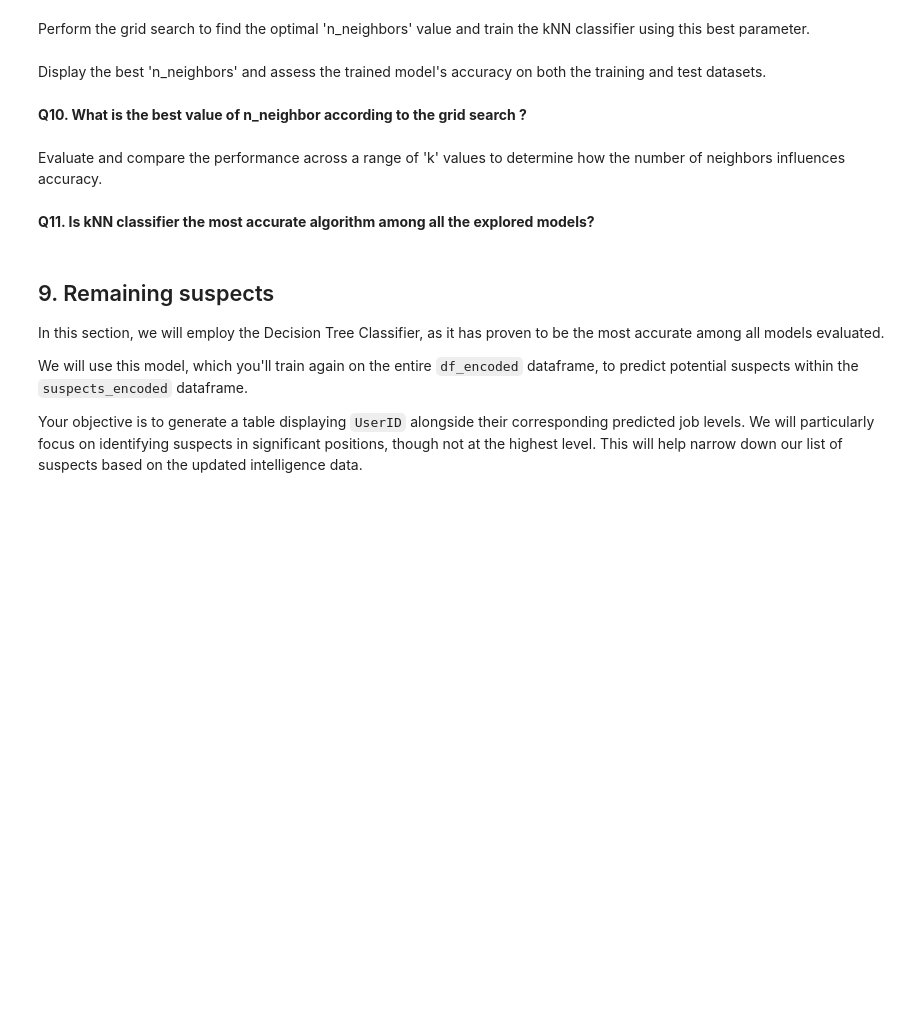
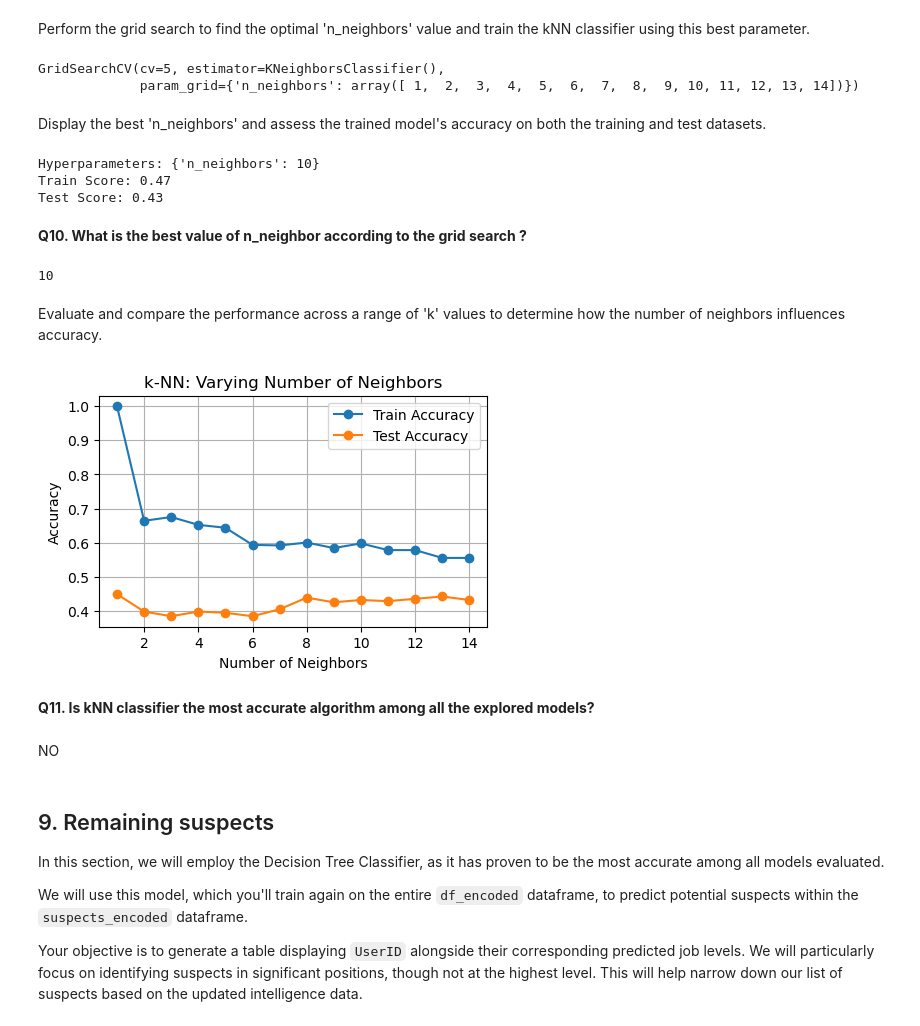
Before and after one commit to gr-oll/MGT-502-Data-Science-and-Machine-Learning, a Jupyter notebook: assignments/Part 3/Assignment_3_2024.ipynb, the cells around one changed output. Saved outputs shown, nothing was run; the diff lists cells and outputs as text; code cells hidden in the pictures; blank space fills up the shorter version.

```diff
--- a/assignments/Part 3/Assignment_3_2024.ipynb
+++ b/assignments/Part 3/Assignment_3_2024.ipynb
@@ -487,11 +551,16 @@ To explore the impact of different modeling techniques on predictive accuracy, w
 *Note: You can reuse the splited and encoded dataframe from Section 3.*
 # %%
 
-# Your code here
 # Initialize the kNN classifier
+knn = KNeighborsClassifier()
 
 # Train the KNN Classifier
+knn.fit(X_train, y_train)
 
 # Evaluate the model's performance on the training set
+print('Accuracy of K-NN classifier on training set: {:.2f}'
+     .format(knn.score(X_train, y_train)))
 
 # Evaluate the model's performance on the test set
+print('Accuracy of K-NN classifier on test set: {:.2f}'
+     .format(knn.score(X_test, y_test)))
@@ -514,2 +584,8 @@ Set up the kNN classifier and GridSearchCV with a defined range of 'n_neighbors'
+# %%
+# Define parameters to test
+grid = {'n_neighbors':np.arange(1,15)}
+
+#use cross validation to find the best parameter
+knn_cv = GridSearchCV(knn, grid, cv=5)
 # %% [markdown]
 Perform the grid search to find the optimal 'n_neighbors' value and train the kNN classifier using this best parameter.
@@ -518,2 +592,7 @@ Perform the grid search to find the optimal 'n_neighbors' value and train the kN
+# %%
+knn_cv.fit(X_train, y_train)
+# %% [output]
+GridSearchCV(cv=5, estimator=KNeighborsClassifier(),
+             param_grid={'n_neighbors': array([ 1,  2,  3,  4,  5,  6,  7,  8,  9, 10, 11, 12, 13, 14])})
 # %% [markdown]
  Display the best 'n_neighbors' and assess the trained model's accuracy on both the training and test datasets.
@@ -522,4 +599,16 @@ Perform the grid search to find the optimal 'n_neighbors' value and train the kN
+# %%
+print("Hyperparameters:", knn_cv.best_params_)
+print("Train Score: {:0.2f}".format(knn_cv.best_score_))
+print("Test Score: {:0.2f}".format(knn_cv.score(X_test, y_test)))
+# %% [output]
+Hyperparameters: {'n_neighbors': 10}
+Train Score: 0.47
+Test Score: 0.43
 # %% [markdown]
 **Q10. What is the best value of n_neighbor according to the grid search ?**
+# %%
+print(knn_cv.best_params_['n_neighbors'])
+# %% [output]
+10
 # %% [markdown]
 Evaluate and compare the performance across a range of 'k' values to determine how the number of neighbors influences accuracy.
@@ -528,5 +615,37 @@ Evaluate and compare the performance across a range of 'k' values to determine h
+# %%
+# Evaluate and compare the performance across a range of 'k' values to determine how the number of neighbors influences accuracy
+train_accuracy = []
+test_accuracy = []
+
+# Define a range of 'k' values
+neighbors = np.arange(1, 15)
+
+# Loop over different values of 'k'
+for i, k in enumerate(neighbors):
+    # Initialize and train the kNN model
+    knn = KNeighborsClassifier(n_neighbors=k)
+    knn.fit(X_train, y_train)
+
+    # Evaluate the performance of the model and append to the lists
+    train_accuracy.append(knn.score(X_train, y_train))
+    test_accuracy.append(knn.score(X_test, y_test))
+
+# Plot the training and test accuracy
+plt.figure(figsize=(5, 3))
+plt.plot(neighbors, train_accuracy, label='Train Accuracy', marker='o')
+plt.plot(neighbors, test_accuracy, label='Test Accuracy', marker='o')
+plt.xlabel('Number of Neighbors')
+plt.ylabel('Accuracy')
+plt.title('k-NN: Varying Number of Neighbors')
+plt.legend()
+plt.grid()
+plt.show()
+# %% [output]
+[figure, added]
 # %% [markdown]
 **Q11. Is kNN classifier the most accurate algorithm among all the explored models?**
+# %% [markdown]
+NO
 # %% [markdown]
 ## 9. Remaining suspects
 
```
Also changed, not shown: parts of 20 cells of this notebook.
